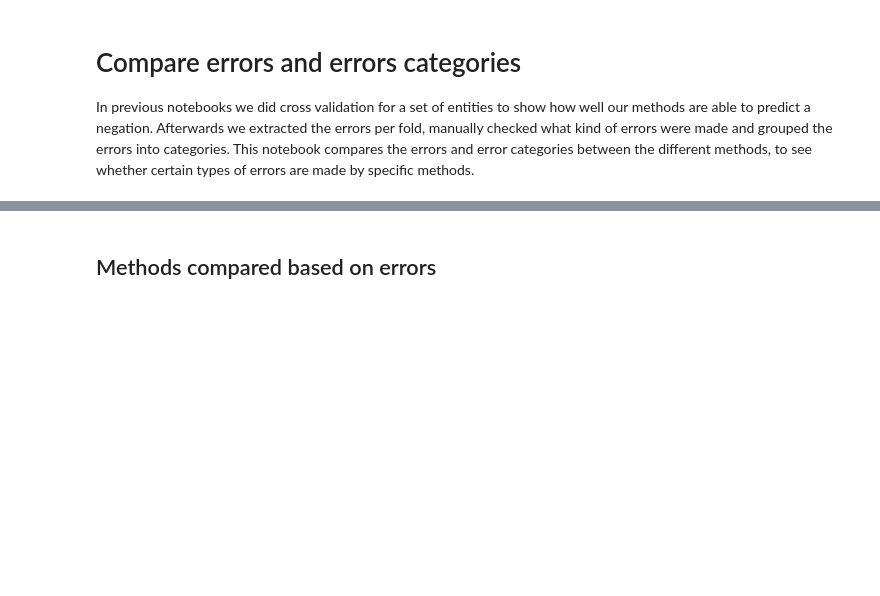
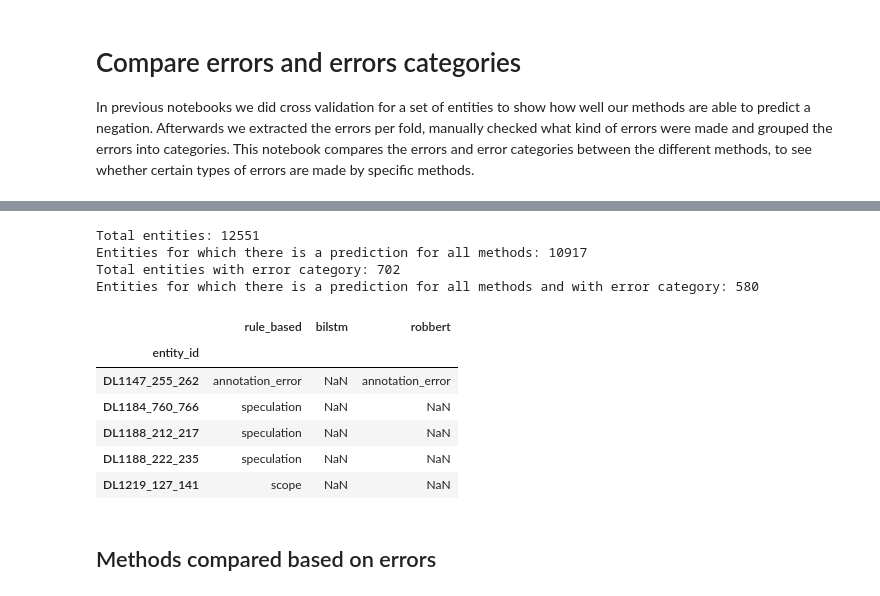
Before and after one commit to umcu/negation-detection, a Jupyter notebook: 03_compare_errors.ipynb, the cells around one changed output, grey strips where cells are left out. Cells and saved outputs as stored; diff of their text form; code cells hidden in the pictures; blank space fills up the shorter version.

```diff
--- a/03_compare_errors.ipynb
+++ b/03_compare_errors.ipynb
@@ -106,4 +106,35 @@ Number of entities with an error in at least 1 method: 702
 | DL1219_127_141 | scope | NaN | NaN |
+# %%
+# Remove all entities for which RobBERT was not able to do a prediction
+result_dir = Path('results')
+robbert_predictions_file = result_dir / 'robbert_predictions.csv.gz'
+robbert2epochs_predictions = pd.read_csv(robbert_predictions_file)
+robbert2epochs_predictions.drop(['category', 'label', 'bilstm', 'bilstm_cv', 'rule_based', 'robbert_128_2', 'robbert_32_2'], axis=1, inplace=True)
+robbert2epochs_predictions.rename(columns={'robbert_512_2': 'robbert_512'}, inplace=True)
+
+print(f'Total entities: {len(robbert2epochs_predictions)}')
+robbert2epochs_predictions.dropna(inplace=True)
+print(f'Entities for which there is a prediction for all methods: {len(robbert2epochs_predictions)}')
+robbert2epochs_predictions.head()
+valid_entities = robbert2epochs_predictions.entity_id.to_list()
+print(f'Total entities with error category: {len(error_categories)}')
+valid_entities_error_categories = error_categories.copy().reset_index()
+valid_entities_error_categories = valid_entities_error_categories[valid_entities_error_categories.entity_id.isin(valid_entities)]
+valid_entities_error_categories.set_index('entity_id', inplace=True)
+print(f'Entities for which there is a prediction for all methods and with error category: {len(valid_entities_error_categories)}')
+valid_entities_error_categories.head()
+# %% [output]
+Total entities: 12551
+Entities for which there is a prediction for all methods: 10917
+Total entities with error category: 702
+Entities for which there is a prediction for all methods and with error category: 580
+|  | rule_based | bilstm | robbert |
+| entity_id |  |  |  |
+| DL1147_255_262 | annotation_error | NaN | annotation_error |
+| DL1184_760_766 | speculation | NaN | NaN |
+| DL1188_212_217 | speculation | NaN | NaN |
+| DL1188_222_235 | speculation | NaN | NaN |
+| DL1219_127_141 | scope | NaN | NaN |
 # %% [markdown]
 ## Methods compared based on errors
 # %%
```
Also changed, not shown: parts of 17 cells of this notebook, 9 other files.
